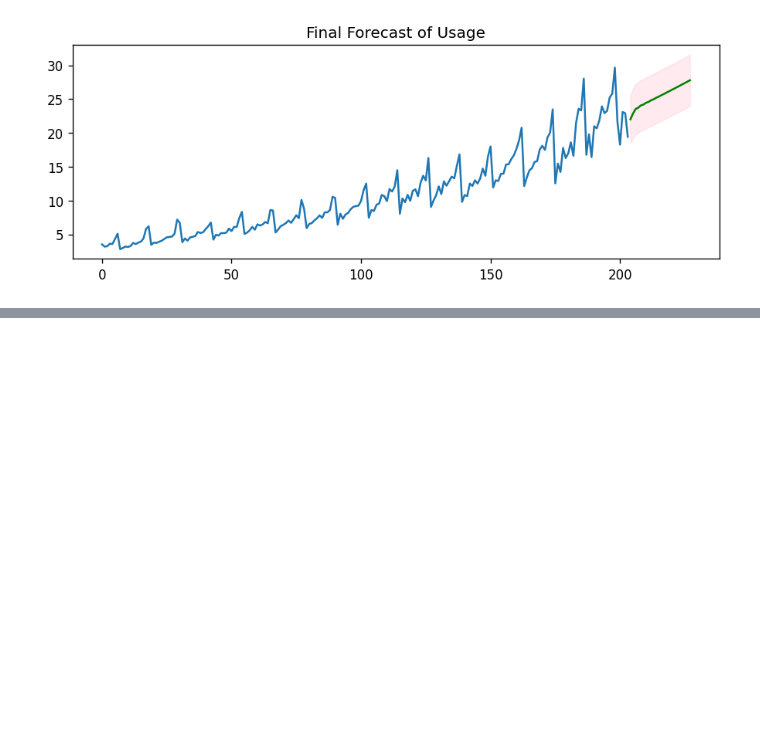
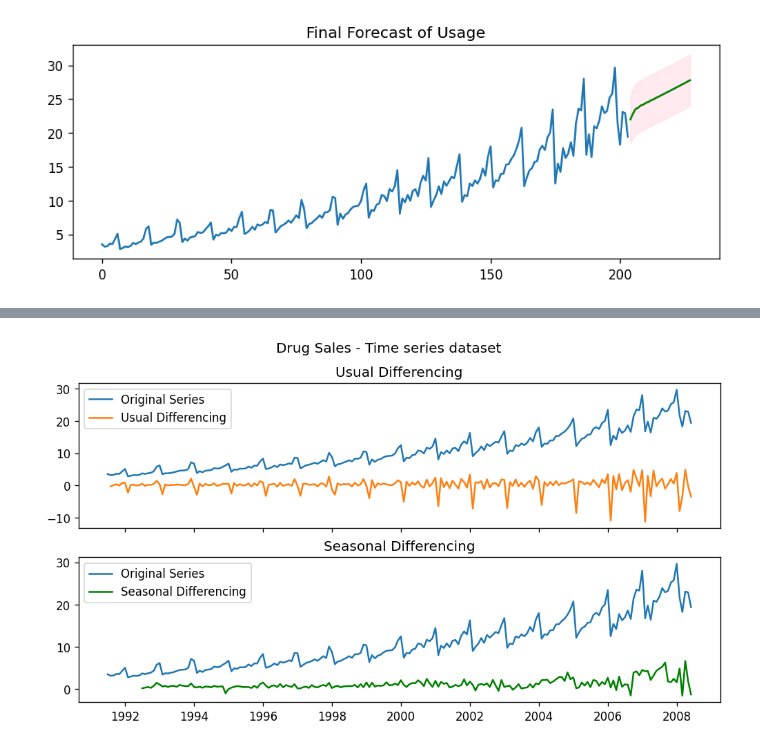
Before and after one commit to emonteiro27/data-arima-time-series, a Jupyter notebook: arima-time-series.ipynb, the cells around one changed output, grey strips where cells are left out. Cells and saved outputs as stored; diff of their text form; code cells hidden in the pictures; blank space fills up the shorter version.

Commit message:
plotted original series vs usual differencing vs seasonal differencing

```diff
--- a/arima-time-series.ipynb
+++ b/arima-time-series.ipynb
@@ -662,0 +685,5 @@ plt.show()
+# %%
+df['date'] = pd.to_datetime(df['date'])
+data = df.copy()
+data.set_index('date', inplace=True)
+data.head()
@@ -662,0 +698,22 @@ plt.show()
+# %%
+fig, axes = plt.subplots(2, 1, figsize=(10,5), sharex=True)
+
+# Usual differencing
+
+axes[0].plot(data[:], label='Original Series')
+axes[0].plot(data[:].diff(1), label='Usual Differencing')
+axes[0].set_title('Usual Differencing')
+axes[0].legend()
+
+
+# Seasonal differencing
+
+axes[1].plot(data[:], label='Original Series')
+axes[1].plot(data[:].diff(12), label='Seasonal Differencing', color='green')
+axes[1].set_title('Seasonal Differencing')
+axes[1].legend()
+
+plt.suptitle('Drug Sales - Time series dataset')
+plt.show()
+# %% [output]
+[figure, added]
```
Also changed, not shown: parts of 9 cells of this notebook.
